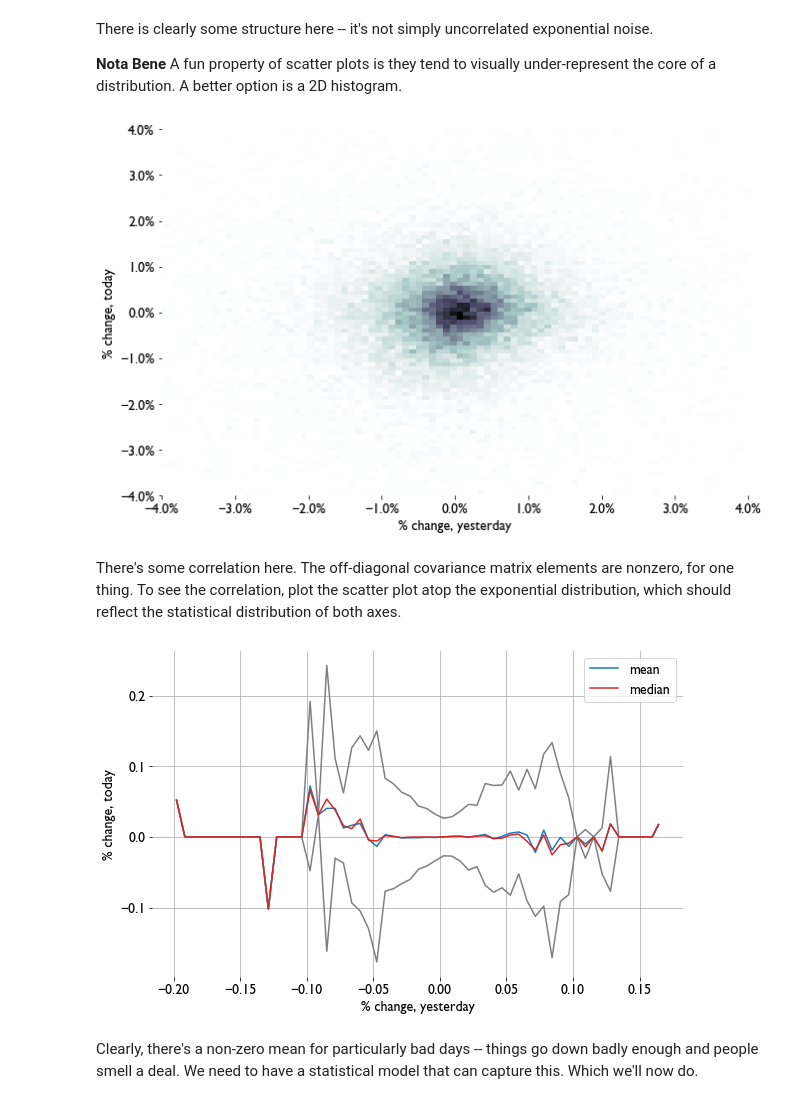
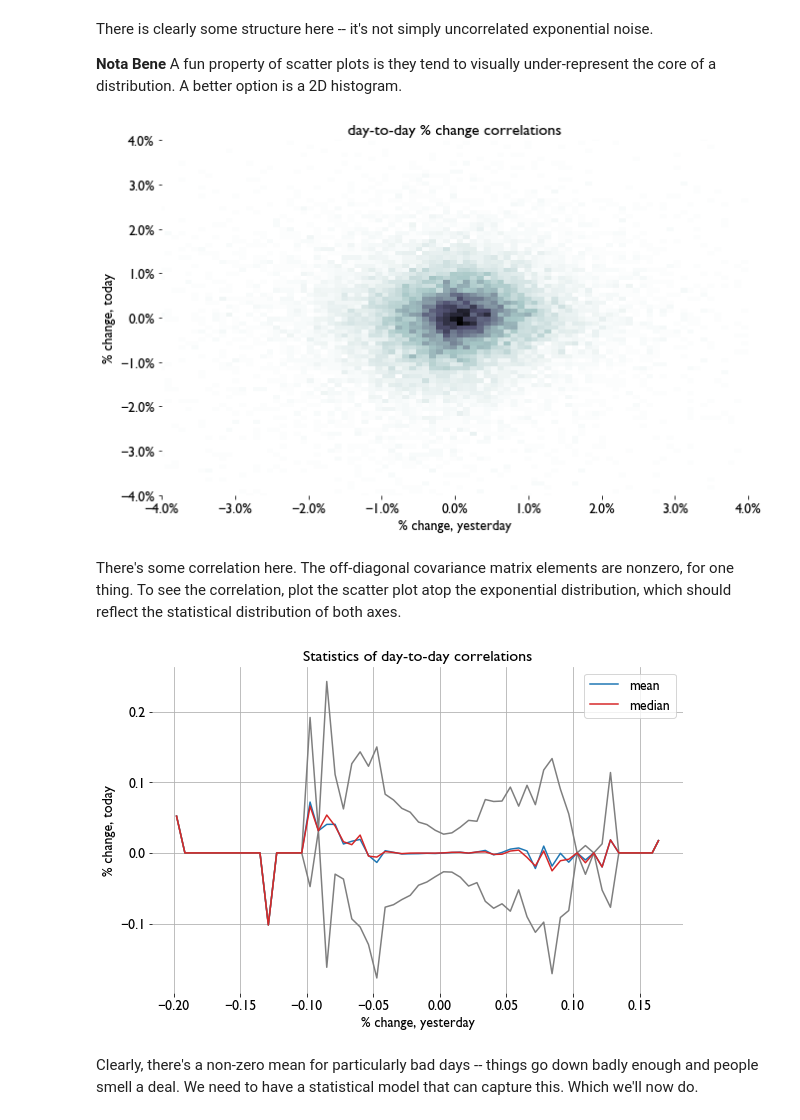
Before and after one commit to sdwebb/sp500_random_walk, a Jupyter notebook: notebooks/sp500_projection_model.ipynb, the cells around one changed output. Saved outputs shown, nothing was run; the diff lists cells and outputs as text; code cells hidden in the pictures.

```diff
--- a/notebooks/sp500_projection_model.ipynb
+++ b/notebooks/sp500_projection_model.ipynb
@@ -485,6 +477,7 @@ ax.hist2d(day0, day1, bins=400, cmap='bone_r')
 
 ax.set_xlabel('% change, yesterday')
 ax.set_ylabel('% change, today')
+ax.set_title('day-to-day % change correlations')
 
 # there is almost nothing outside this range
 ax.set_xlim([-.04, .04])
@@ -495,42 +488,46 @@ ax.yaxis.set_major_formatter(mpl.ticker.PercentFormatter(1))
 
 fig.tight_layout()
 fig.savefig('figs/time_correlation_percent_growth.png', bbox_inches="tight")
-fig.show();
+
+pass;
 # %% [output]
-[figure, old version]
+[figure, new version]
 # %% [markdown]
 There's some correlation here. The off-diagonal covariance matrix elements are nonzero, for one thing. To see the correlation, plot the scatter plot atop the exponential distribution, which should reflect the statistical distribution of both axes.
 # %%
 day0_bins = np.linspace(pc_min, pc_max, 60)
 
 from scipy.stats import binned_statistic
 means, edges, number = binned_statistic(day0, day1, statistic='mean', bins=day0_bins)
 stds, edges, number  = binned_statistic(day0, day1, statistic='std', bins=day0_bins)
 medians, edges, number = binned_statistic(day0, day1, statistic='median', bins=day0_bins)
 count, edges, number = binned_statistic(day0, day1, statistic='count', bins=day0_bins)
 
 means = np.nan_to_num(means)
 medians = np.nan_to_num(medians)
 stds = np.nan_to_num(stds)
 
 # center the edges
 for idx in range(0, len(edges)-1):
     edges[idx] = (edges[idx] + edges[idx+1])/2.
 
 edges_c = np.array([0.5 * (edges[idx] + edges[idx+1]) for idx in range(len(edges)-1)])
 
 
 fig, ax = plt.subplots()
 ax.plot(edges_c, means, c='tab:blue', label='mean')
 ax.plot(edges_c, means+3*stds, c='tab:gray')
 ax.plot(edges_c, means-3*stds, c='tab:gray')
 ax.plot(edges_c, medians, c='tab:red', label='median')
 ax.set_xlabel(r'% change, yesterday')
 ax.set_ylabel(r'% change, today')
+ax.set_title('Statistics of day-to-day correlations')
 ax.grid()
-ax.legend();
+ax.legend()
+
+pass;
 # %% [output]
-[figure, old version]
+[figure, new version]
 # %% [markdown]
 Clearly, there's a non-zero mean for particularly bad days -- things go down badly enough and people smell a deal. We need to have a statistical model that can capture this. Which we'll now do.
 # %% [markdown]
```
Also changed, not shown: parts of 21 cells of this notebook, 7 other files.
